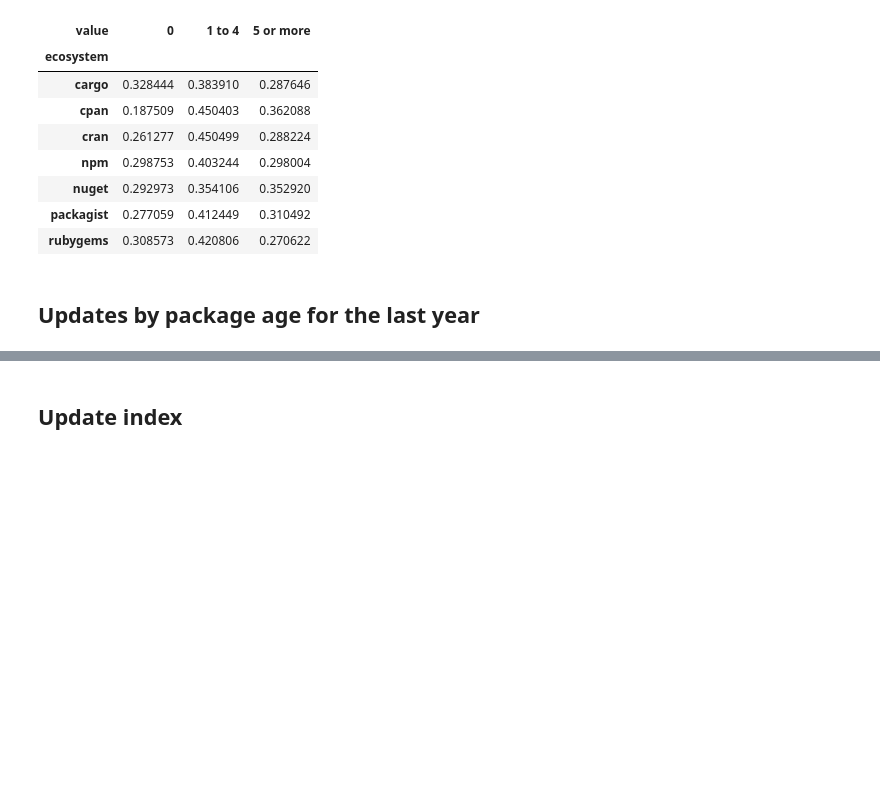
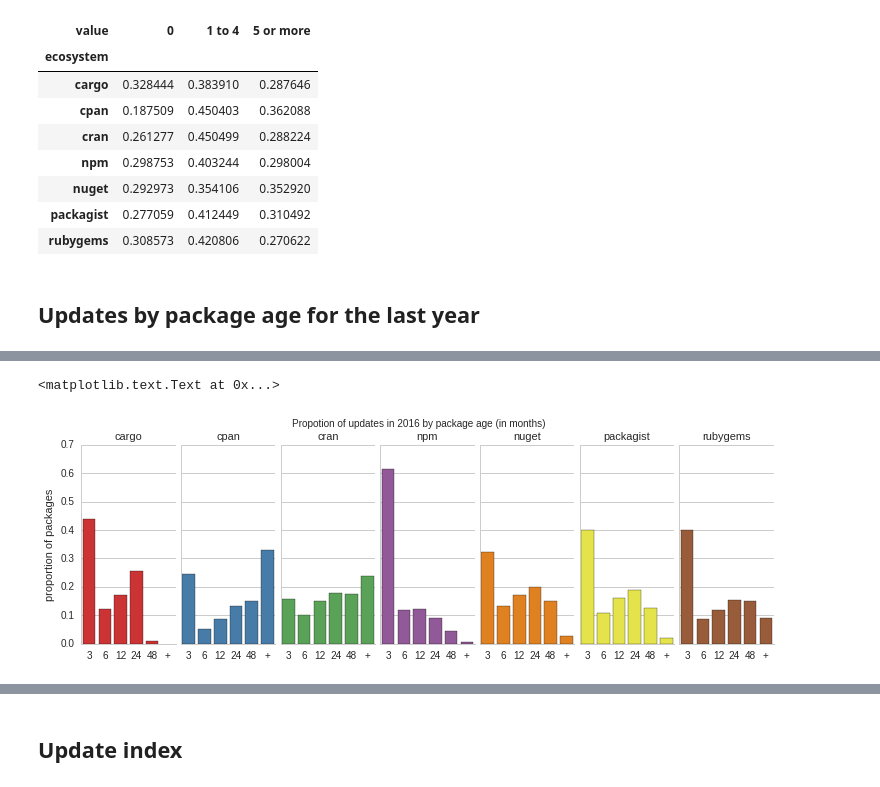
Before and after one commit to AlexandreDecan/ecos-emse, a Jupyter notebook: notebooks/Ecosystem activity.ipynb, the cells around one changed output, grey strips where cells are left out. Saved outputs shown, nothing was run; the diff lists cells and outputs as text; code cells hidden in the pictures; blank space fills up the shorter version.

Commit message:
Packages update by age (bis)

```diff
--- a/notebooks/Ecosystem activity.ipynb
+++ b/notebooks/Ecosystem activity.ipynb
@@ -659,3 +660,20 @@ savefig(figure, 'act_packages_updates_by_age_2016')
+# %%
+grid = (
+    seaborn.FacetGrid(
+        data=df,
+        col='ecosystem',
+        hue='ecosystem',
+    )
+    .map(seaborn.barplot, 'age', 'p')
+    .set_titles("{col_name}")
+    .set_axis_labels('', 'proportion of packages')
+)
+
+grid.fig.set_size_inches(FIG_SIZE_WIDE)
+grid.fig.suptitle('Propotion of updates in 2016 by package age (in months)')
+# %% [output]
+<matplotlib.text.Text at 0x...>
+[figure, added]
 # %%
 df.pivot('ecosystem', 'age', 'p').T
 # %% [output]
```
Also changed, not shown: parts of 2 cells of this notebook, 2 other files.
